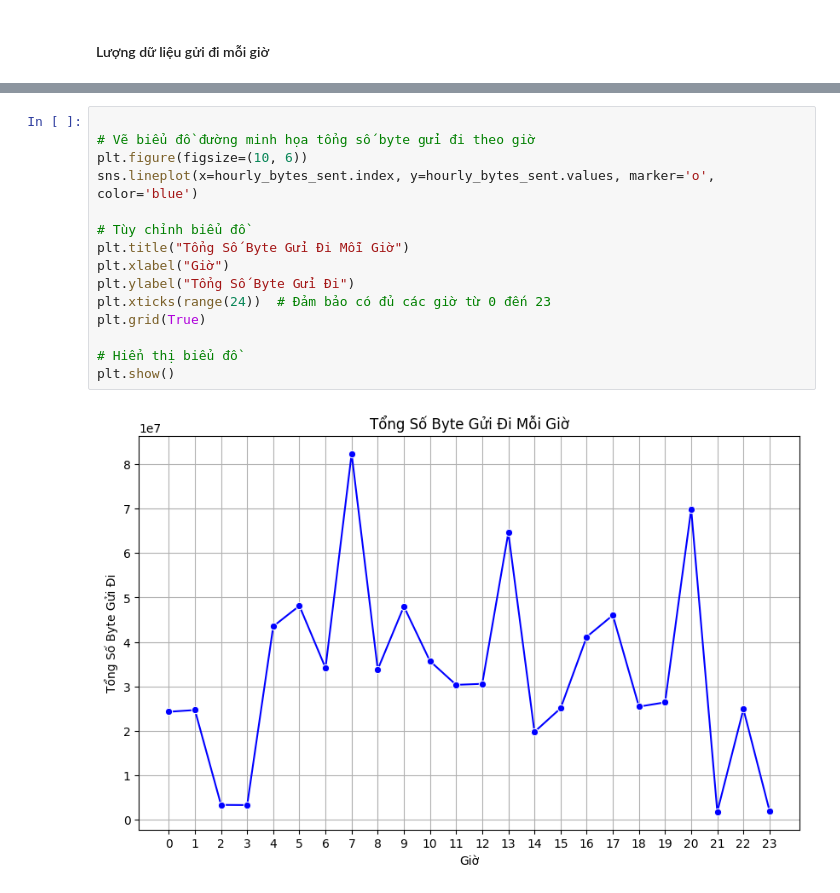
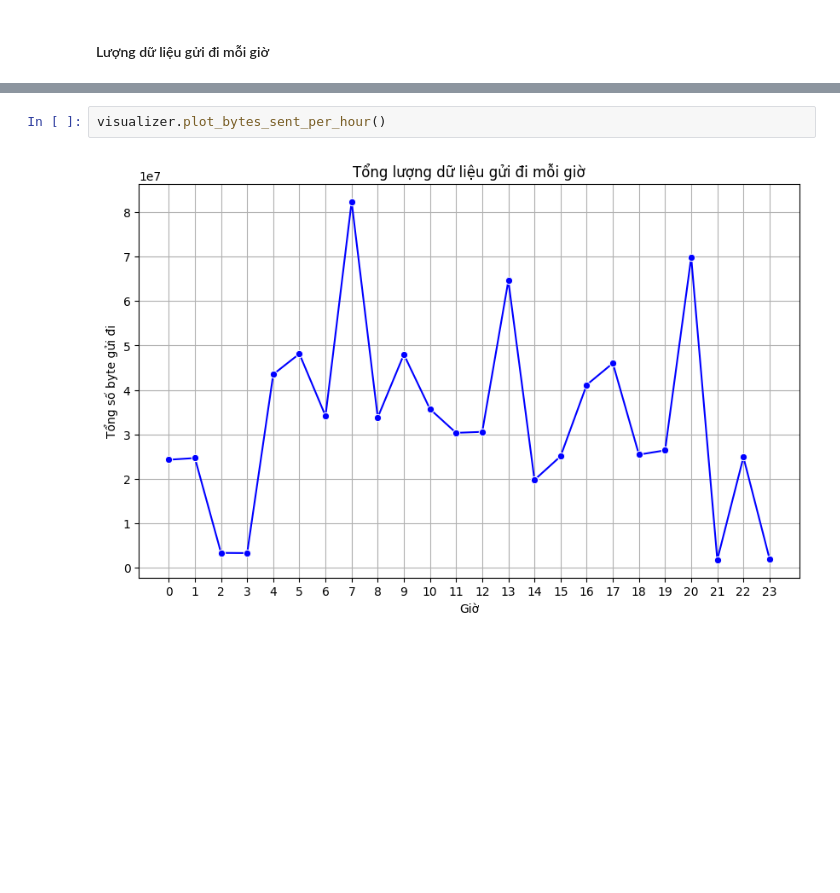
Before and after one commit to kynestic/Server-Log-Analysis, a Jupyter notebook: notebooks/data_understanding.ipynb, the cells around one changed output, grey strips where cells are left out. Cells and saved outputs as stored; diff of their text form; blank space fills up the shorter version.

```diff
--- a/notebooks/data_understanding.ipynb
+++ b/notebooks/data_understanding.ipynb
@@ -242,17 +171,4 @@ hourly_bytes_sent = log_df.groupby('hour')['bytes_sent'].sum()
-# %%
-
-# Vẽ biểu đồ đường minh họa tổng số byte gửi đi theo giờ
-plt.figure(figsize=(10, 6))
-sns.lineplot(x=hourly_bytes_sent.index, y=hourly_bytes_sent.values, marker='o', color='blue')
-
-# Tùy chỉnh biểu đồ
-plt.title("Tổng Số Byte Gửi Đi Mỗi Giờ")
-plt.xlabel("Giờ")
-plt.ylabel("Tổng Số Byte Gửi Đi")
-plt.xticks(range(24))  # Đảm bảo có đủ các giờ từ 0 đến 23
-plt.grid(True)
-
-# Hiển thị biểu đồ
-plt.show()
-# %% [output]
-[figure, removed]
+# %%
+visualizer.plot_bytes_sent_per_hour()
+# %% [output]
+[figure, added]
```
Also changed, not shown: parts of 16 cells of this notebook, 1 other file.
